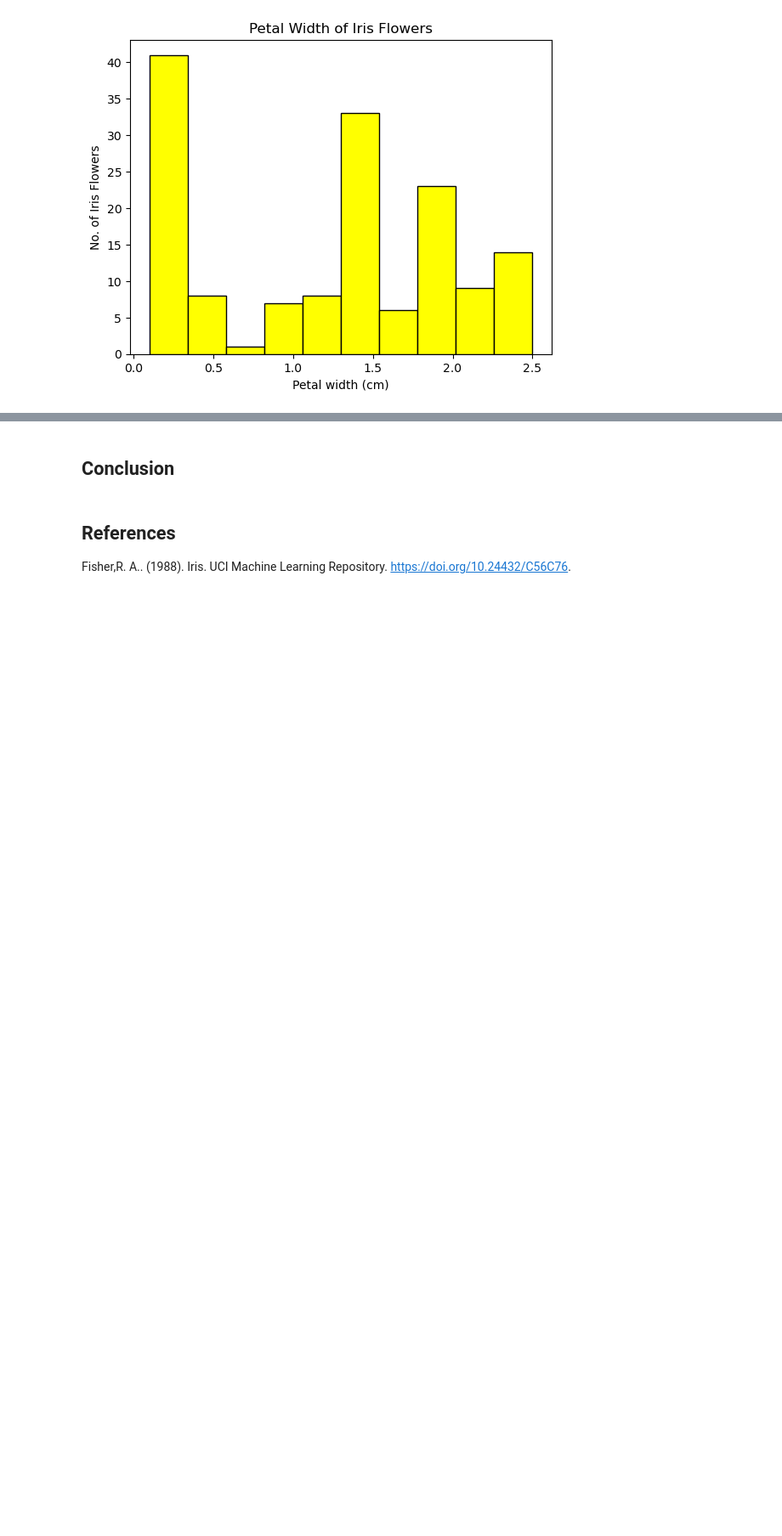
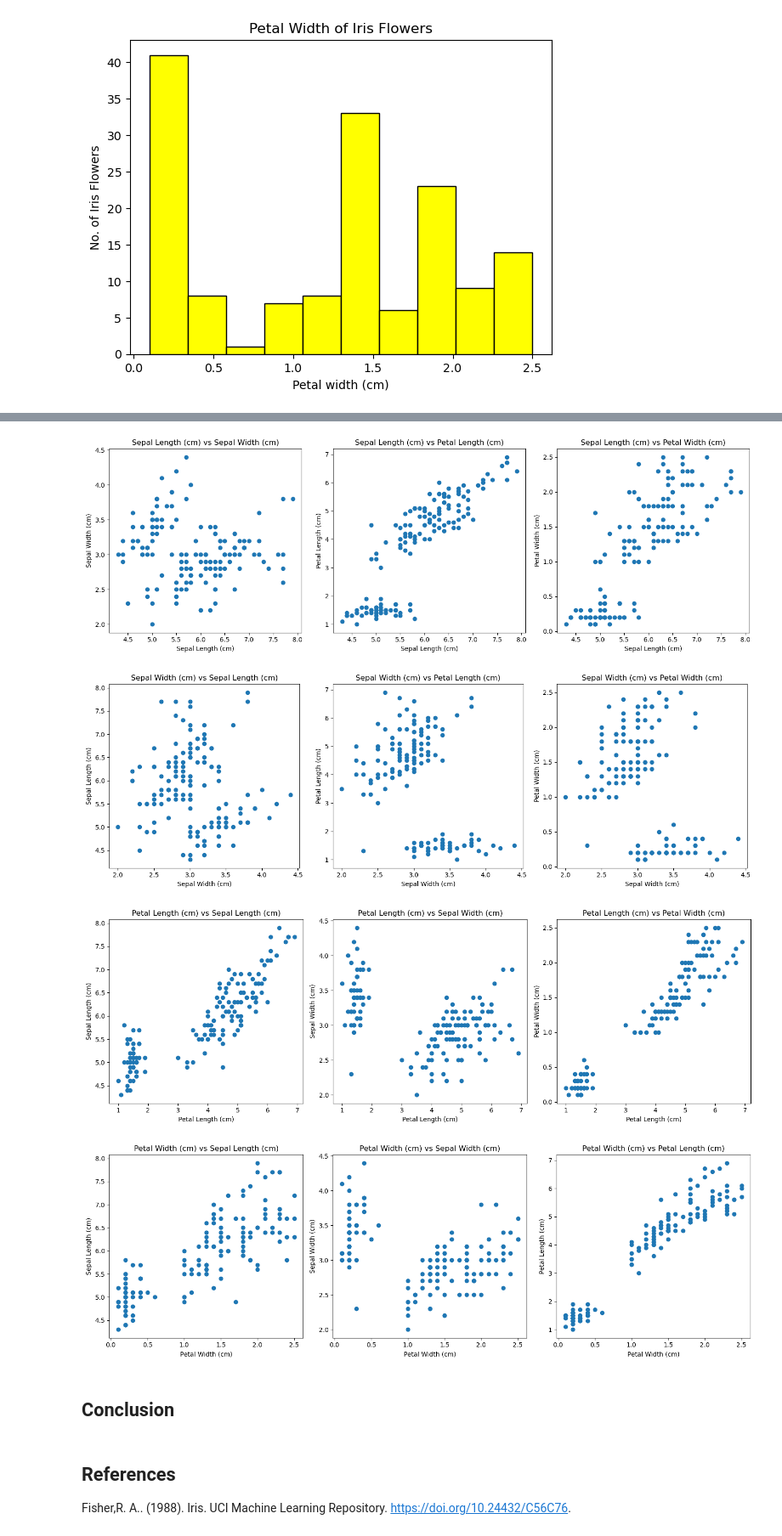
Before and after one commit to MylesHenehan/pands-project, a Jupyter notebook: analysis.ipynb, the cells around one changed output, grey strips where cells are left out. Shown at 85% size. Drawn from its saved outputs; the diff is of its cells as text; code cells hidden in the pictures; blank space fills up the shorter version.

```diff
--- a/analysis.ipynb
+++ b/analysis.ipynb
@@ -88,3 +104,25 @@ irisdatahist(petalwidth, 'Petal width (cm)', 'Petal Width of Iris Flowers', 'pet
+# %%
+# Create a dictionary
+irisdict = {
+    "Sepal Length (cm)": sepallen,
+    "Sepal Width (cm)": sepalwidth,
+    "Petal Length (cm)": petallen,
+    "Petal Width (cm)": petalwidth
+}
+# %%
+# Define the variables and other_variables
+variables = ["Sepal Length (cm)", "Sepal Width (cm)", "Petal Length (cm)", "Petal Width (cm)"]
+other_variables = ["Sepal Width (cm)", "Petal Length (cm)", "Petal Width (cm)"]
+
+for x_var in variables:
+    # Define other variables excluding the current x_var
+    other_variables = [var for var in variables if var != x_var]
+    scatter_plots(x_var, other_variables, irisdict)
+# %% [output]
+[figure, added]
+[figure, added]
+[figure, added]
+[figure, added]
 # %% [markdown]
 ## Conclusion
 # %% [markdown]
```
Also changed, not shown: parts of 3 cells of this notebook, 1 other file.
